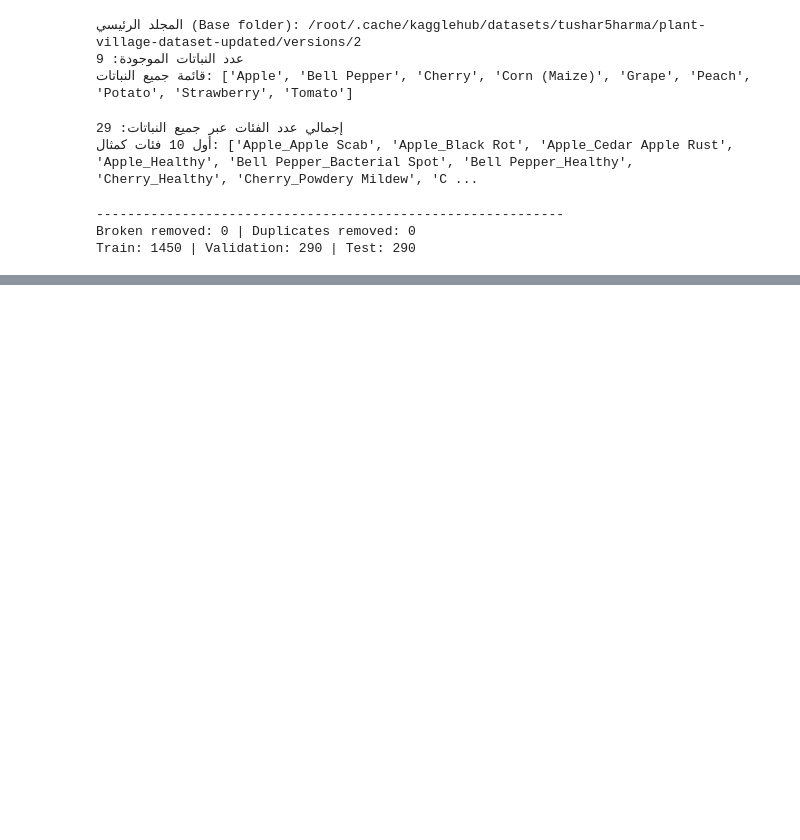
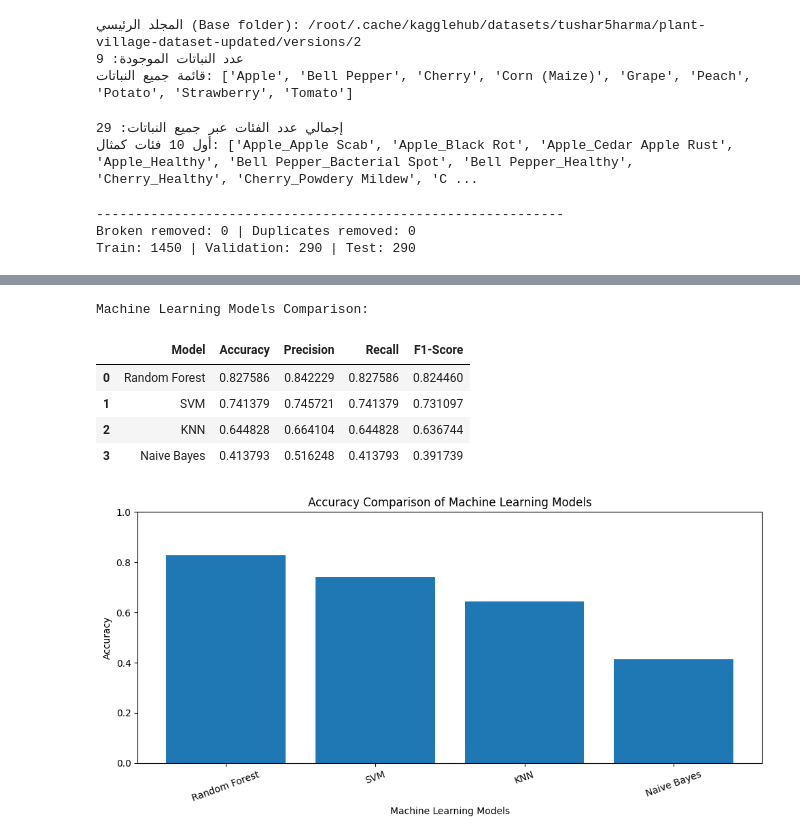
Before and after one commit to shahed447/Copy_of_DA_360_Project.ipynb, a Jupyter notebook: Copy_of_DA_360_Project.ipynb, the cells around one changed output, grey strips where cells are left out. Cells and saved outputs as stored; diff of their text form; code cells hidden in the pictures; blank space fills up the shorter version.

```diff
--- a/Copy_of_DA_360_Project.ipynb
+++ b/Copy_of_DA_360_Project.ipynb
@@ -171,0 +259,19 @@ plt.show()
+# %%
+# ==========================================
+# STEP 2: FEATURE SCALING
+# ==========================================
+
+scaler = StandardScaler()
+
+# Fit only on training data
+X_train_scaled = scaler.fit_transform(X_train_features)
+
+# Transform validation and testing data
+X_val_scaled = scaler.transform(X_val_features)
+X_test_scaled = scaler.transform(X_test_features)
+
+print("Feature Scaling Completed Successfully!")
+
+print("Training:", X_train_scaled.shape)
+print("Validation:", X_val_scaled.shape)
+print("Testing:", X_test_scaled.shape)
@@ -171,0 +357,39 @@ plt.show()
+# %%
+# ==========================================
+# STEP 4: MODEL COMPARISON
+# ==========================================
+
+import pandas as pd
+
+results_df = pd.DataFrame(results)
+
+results_df = results_df.sort_values(
+    by="F1-Score",
+    ascending=False
+).reset_index(drop=True)
+
+print("Machine Learning Models Comparison:")
+display(results_df)
+
+plt.figure(figsize=(10, 5))
+
+plt.bar(
+    results_df["Model"],
+    results_df["Accuracy"]
+)
+
+plt.title("Accuracy Comparison of Machine Learning Models")
+plt.xlabel("Machine Learning Models")
+plt.ylabel("Accuracy")
+plt.ylim(0, 1)
+plt.xticks(rotation=20)
+plt.tight_layout()
+plt.show()
+# %% [output]
+Machine Learning Models Comparison:
+|  | Model | Accuracy | Precision | Recall | F1-Score |
+| 0 | Random Forest | 0.827586 | 0.842229 | 0.827586 | 0.824460 |
+| 1 | SVM | 0.741379 | 0.745721 | 0.741379 | 0.731097 |
+| 2 | KNN | 0.644828 | 0.664104 | 0.644828 | 0.636744 |
+| 3 | Naive Bayes | 0.413793 | 0.516248 | 0.413793 | 0.391739 |
+[figure, added]
```
Also changed, not shown: parts of 24 cells of this notebook.
